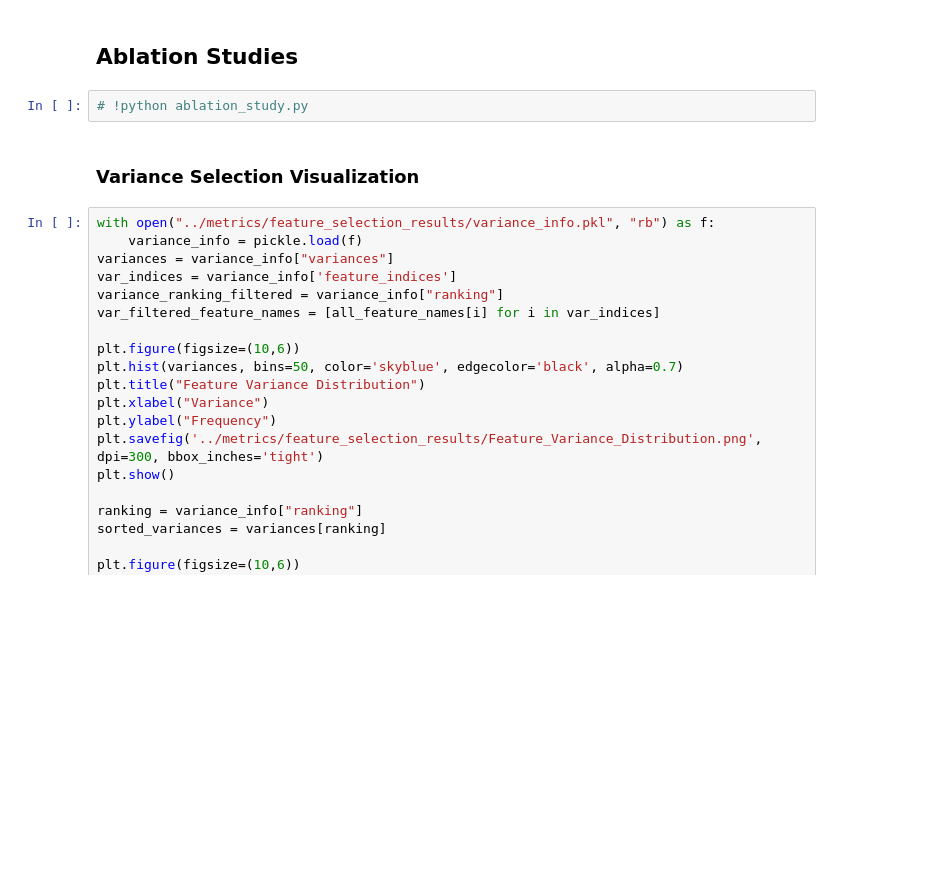
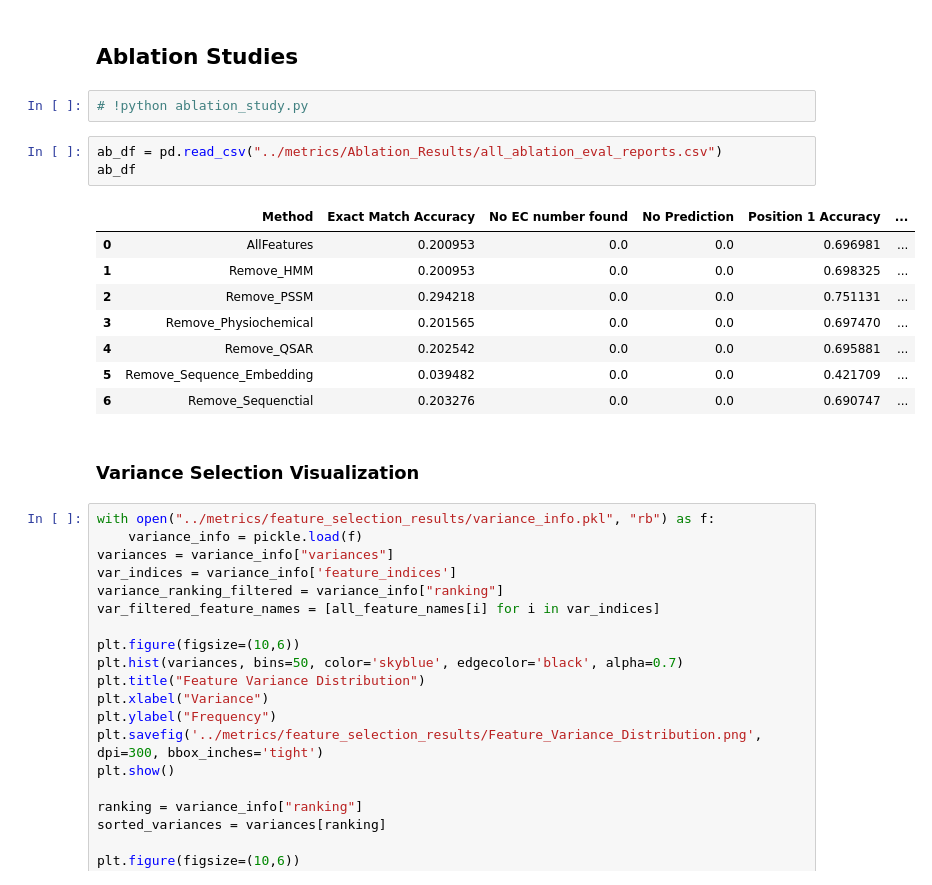
Before and after one commit to ScooterStuff/ec-prediction-ml, a Jupyter notebook: experiments/pipeline.ipynb, the cells around one changed output. Drawn from its saved outputs; the diff is of its cells as text; blank space fills up the shorter version.

```diff
--- a/experiments/pipeline.ipynb
+++ b/experiments/pipeline.ipynb
@@ -94,6 +94,18 @@ train_Y
 ## Ablation Studies
 # %%
 # !python ablation_study.py
+# %%
+ab_df = pd.read_csv("../metrics/Ablation_Results/all_ablation_eval_reports.csv")
+ab_df
+# %% [output]
+|  | Method | Exact Match Accuracy | No EC number found | No Prediction | Position 1 Accuracy | ... |
+| 0 | AllFeatures | 0.200953 | 0.0 | 0.0 | 0.696981 | ... |
+| 1 | Remove_HMM | 0.200953 | 0.0 | 0.0 | 0.698325 | ... |
+| 2 | Remove_PSSM | 0.294218 | 0.0 | 0.0 | 0.751131 | ... |
+| 3 | Remove_Physiochemical | 0.201565 | 0.0 | 0.0 | 0.697470 | ... |
+| 4 | Remove_QSAR | 0.202542 | 0.0 | 0.0 | 0.695881 | ... |
+| 5 | Remove_Sequence_Embedding | 0.039482 | 0.0 | 0.0 | 0.421709 | ... |
+| 6 | Remove_Sequenctial | 0.203276 | 0.0 | 0.0 | 0.690747 | ... |
 # %% [markdown]
 ### Variance Selection Visualization
 # %%
```
Also changed, not shown: parts of 2 cells of this notebook, 9 other files.
